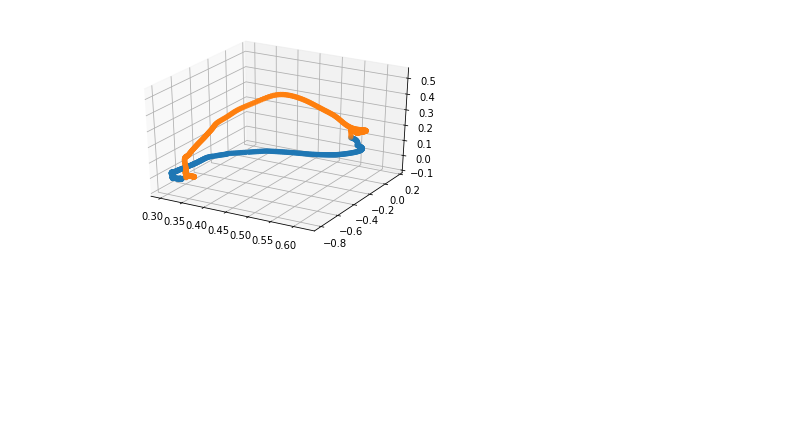
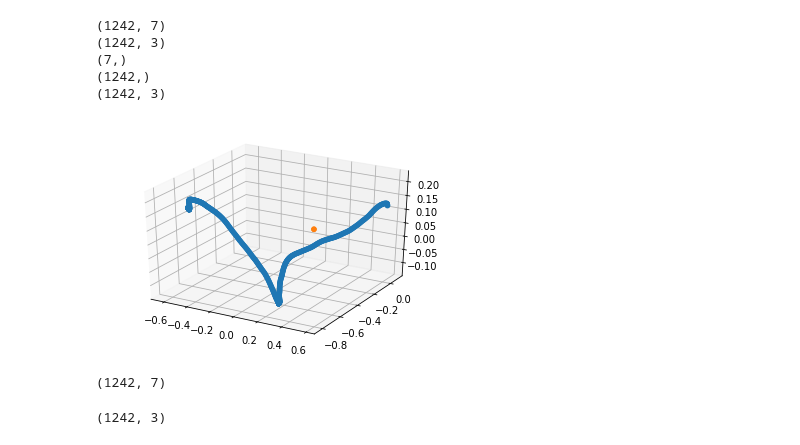
Before and after one commit to Heracleia/learn-dmp, a Jupyter notebook: learn-dmp.ipynb, the cells around one changed output. Drawn from its saved outputs; the diff is of its cells as text; code cells hidden in the pictures; blank space fills up the shorter version.

Commit message:
Add fk model, data collection and set

```diff
--- a/learn-dmp.ipynb
+++ b/learn-dmp.ipynb
@@ -6,9 +8,16 @@ from mpl_toolkits.mplot3d import Axes3D
 # %%
 mat = scipy.io.loadmat('DMP_3.mat')
-q = mat['DMP'][0][0][0]
-p = mat['DMP'][0][0][1]
+#q = mat['DMP'][0][0][0]
+#p = mat['DMP'][0][0][1]
 target = np.concatenate(mat['DMP'][0][0][2])
-time = np.concatenate(mat['DMP'][0][0][3])
+#time = np.concatenate(mat['DMP'][0][0][3])
+
+data = np.loadtxt('data_collector/demo1.txt', skiprows = 1, delimiter = ',')
+
+q = np.array(data[:,1:8])
+target = q[-1]
+q = q[:-1]
+time = data[:-1, 0]
 # %%
 def psiF(h, c, s, i):
     return np.exp(-h[i]*(s-c[i])**2)
@@ -28,9 +37,9 @@ def DynamicMotionPrimitive(x, time, convert, target):
     par['ng'] = 100
     par['h'] = np.concatenate(np.ones((1, par['ng'])) * h)
     par['s'] = 1
-    par['as'] = 1
+    par['as'] = 5
     par['tau'] = time[-1]
-    par['K'] = 10000
+    par['K'] = 40000
     par['D'] = 100
 
     stime = []
@@ -125,21 +134,42 @@ def DynamicMotionPrimitive(x, time, convert, target):
 
     return results
 # %%
+
+fm = load_model('models/fm.h5')
+
+
+p = fm.predict(q)/100
+
+print(q.shape)
+print(p.shape)
+print(target.shape)
+print(time.shape)
 DMP_res = []
-
 for i in range(0, 1):
     temp = []
-    for j in range(0, 3):
+    for j in range(0, len(q[0])):
         targ = target[j]
-        result = DynamicMotionPrimitive(p[:, j], time, 1000, targ)
+        result = DynamicMotionPrimitive(q[:, j], time, 1000, targ)
         # TODO: missing line temp(:,j) = results['y_xr
         DMP_res.append(result['y_xr'])  # changed bc missing above line
 
+DMP_res = np.array(DMP_res)
+#print(DMP_res.shape)
+
+
+cart = fm.predict(np.squeeze(DMP_res).T)/100
+
+print(cart.shape)
 
 fig = plt.figure()
 ax = fig.add_subplot(111, projection='3d')
 ax.scatter(p[:,0], p[:,1], p[:,2], 'b')
-ax.scatter(DMP_res[0], DMP_res[1], DMP_res[2], 'r')
+ax.scatter(cart[0]/4500, cart[1]/4500, cart[2]/4500, 'r')
 plt.show()
 # %% [output]
+(1242, 7)
+(1242, 3)
+(7,)
+(1242,)
+(1242, 3)
-[figure, old version]
+[figure, new version]
@@ -145,0 +178,9 @@ plt.show()
+# %%
+(a.T).shape
+# %% [output]
+(1242, 7)
+# %%
+print(cart.shape
+     )
+# %% [output]
+(1242, 3)
```
Also changed, not shown: parts of 5 cells of this notebook, 4 other files.
